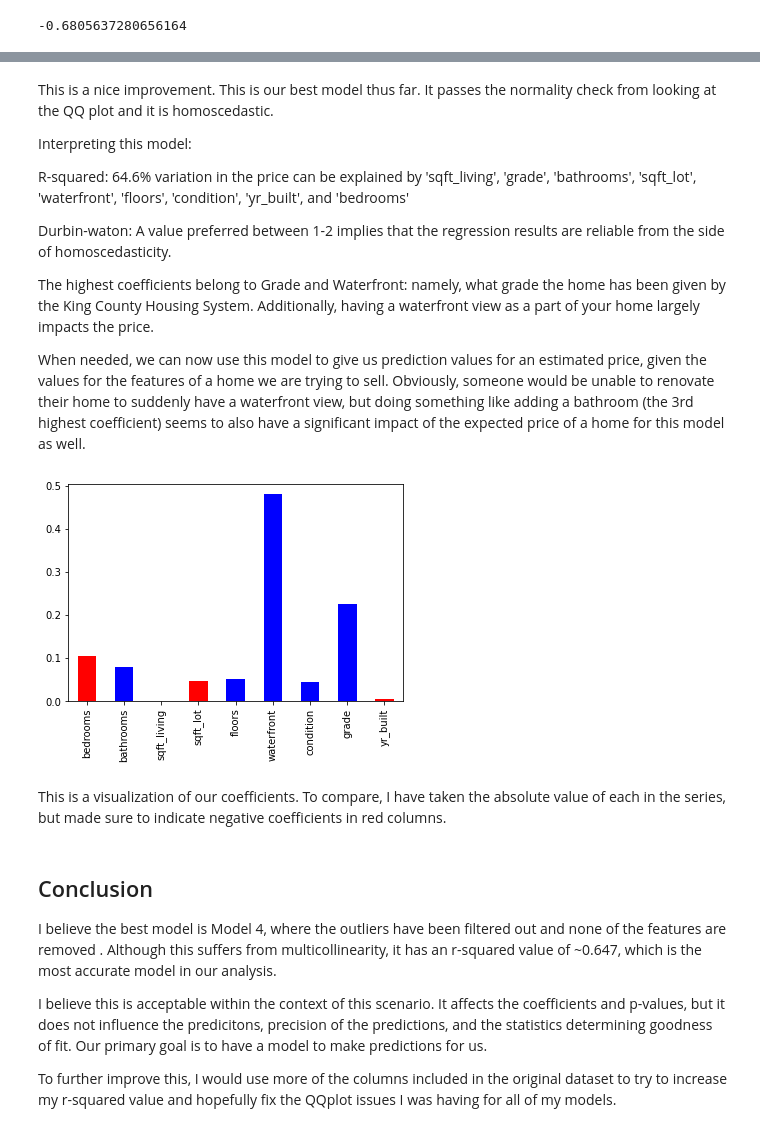
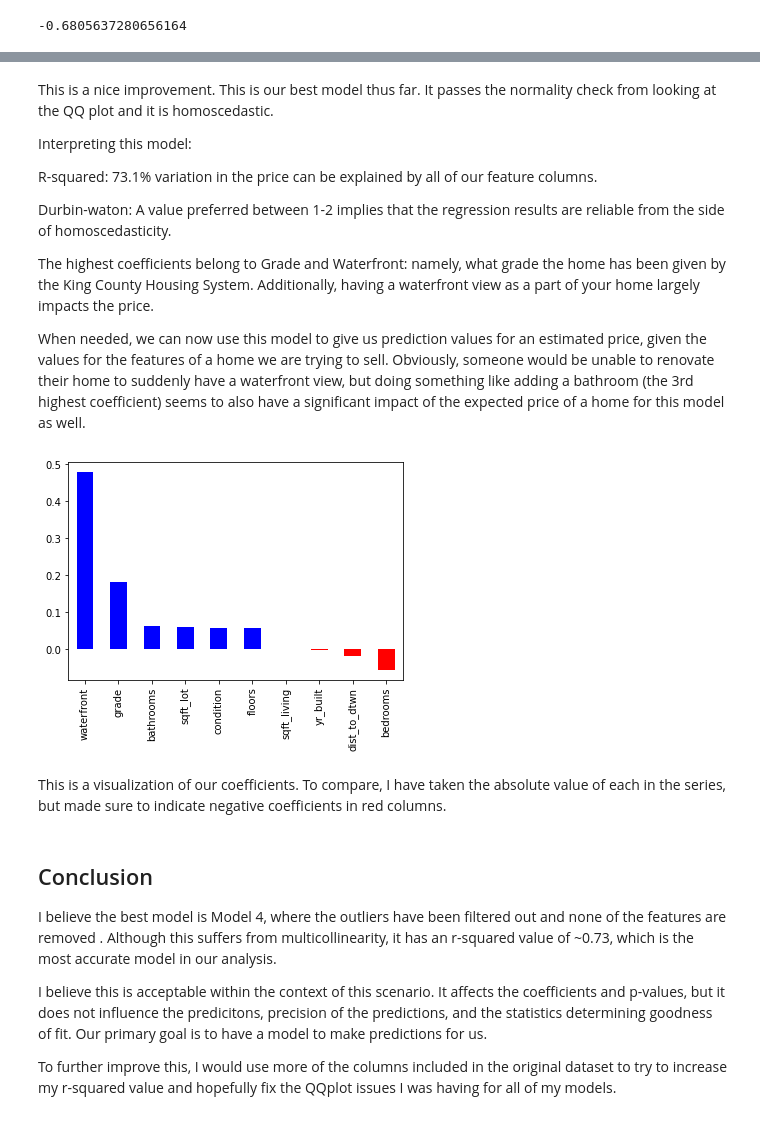
Before and after one commit to ewehmueller/housing-analysis, a Jupyter notebook: kc_housing.ipynb, the cells around one changed output, grey strips where cells are left out. Saved outputs shown, nothing was run; the diff lists cells and outputs as text; code cells hidden in the pictures.

Commit message:
VIF issue fix and dist to downtown feature

```diff
--- a/kc_housing.ipynb
+++ b/kc_housing.ipynb
@@ -215,0 +225,9 @@ It appears that the features that have the largest impact on the price of a home
+# %%
+#using 47.605° N, 122.334° W as the exact point for downton (via Google)
+dtwn_lat = 47.605
+dtwn_long = -122.334
+dtwn_coords = (dtwn_lat, dtwn_long)
+print(type(dtwn_coords))
+
+second_coords = (df_col_drops['lat'][0], df_col_drops['long'][0])
+print(second_coords)
@@ -215,0 +244,5 @@ It appears that the features that have the largest impact on the price of a home
+# %%
+#creating feature column
+df_col_drops['dist_to_dtwn'] = df_col_drops.lat
+for index, row in df_col_drops.iterrows():
+    df_col_drops['dist_to_dtwn'][index] = hs.haversine(dtwn_coords, point2=(df_col_drops['lat'][index], df_col_drops['long'][index]) )
@@ -216,3 +268,6 @@ It appears that the features that have the largest impact on the price of a home
+# %%
+#dropping these so we don't confuse our model- dist_to_dtwn is derived from lat and long
+df_col_drops = df_col_drops.drop(['lat', 'long'], axis=1)
 # %% [markdown]
 # Modeling
 ***
@@ -461,9 +531,0 @@ Going to drop 'grade' and 'yr_built' from our model for the time being and go fr
-# %%
-train2a, test2a = train_test_split(df_outlier_filter)
-
-outcome = 'price'
-x_cols = ['bedrooms','bathrooms','sqft_living','sqft_lot', 'floors','waterfront','condition']
-predictors = '+'.join(x_cols)
-formula = outcome + '~' + predictors
-model2a = ols(formula=formula, data=train2a).fit()
-model2a.summary()
@@ -780,7 +713,7 @@ This is a nice improvement. This is our best model thus far. It passes the norma
 
 Interpreting this model:
 
-R-squared: 64.6% variation in the price can be explained by 'sqft_living', 'grade', 'bathrooms', 'sqft_lot', 'waterfront', 'floors', 'condition', 'yr_built', and 'bedrooms'
+R-squared: 73.1% variation in the price can be explained by all of our feature columns.
 
 Durbin-waton: A value preferred between 1-2 implies that the regression results are reliable from the side of homoscedasticity.
 
@@ -788,15 +721,15 @@ The highest coefficients belong to Grade and Waterfront: namely, what grade the
 
 When needed, we can now use this model to give us prediction values for an estimated price, given the values for the features of a home we are trying to sell.  Obviously, someone would be unable to renovate their home to suddenly have a waterfront view, but doing something like adding a bathroom (the 3rd highest coefficient) seems to also have a significant impact of the expected price of a home for this model as well.
 # %%
-model4.params[1:].abs().plot.bar(color=['red','blue','blue','red', 'blue','blue','blue','blue','red']);
+model4.params[1:].sort_values(ascending=False).plot.bar(color=['blue','blue','blue','blue','blue','blue','blue','red','red','red']);
 # %% [output]
-[figure, old version]
+[figure, new version]
 # %% [markdown]
 This is a visualization of our coefficients. To compare, I have taken the absolute value of each in the series, but made sure to indicate negative coefficients in red columns.
 # %% [markdown]
 ## Conclusion
 
-I believe the best model is Model 4, where the outliers have been filtered out and none of the features are removed . Although this suffers from multicollinearity, it has an r-squared value of ~0.647, which is the most accurate model in our analysis.
+I believe the best model is Model 4, where the outliers have been filtered out and none of the features are removed . Although this suffers from multicollinearity, it has an r-squared value of ~0.73, which is the most accurate model in our analysis.
 
 I believe this is acceptable within the context of this scenario. It affects the coefficients and p-values, but it does not influence the predicitons, precision of the predictions, and the statistics determining goodness of fit.  Our primary goal is to have a model to make predictions for us.
 
```
Also changed, not shown: parts of 45 cells of this notebook.
